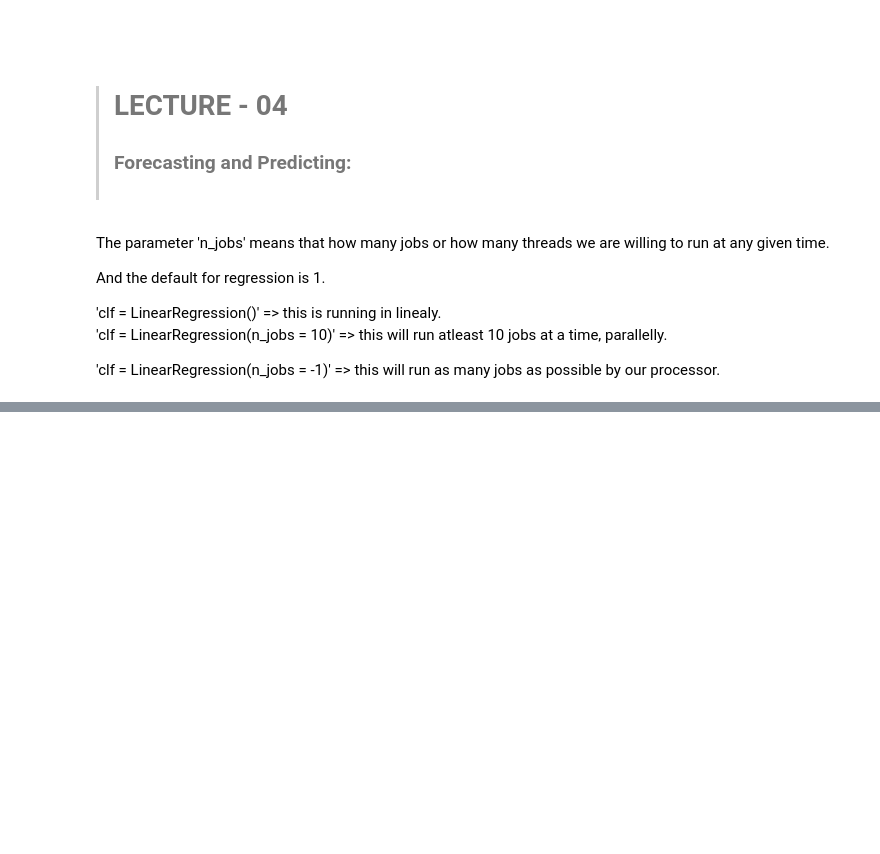
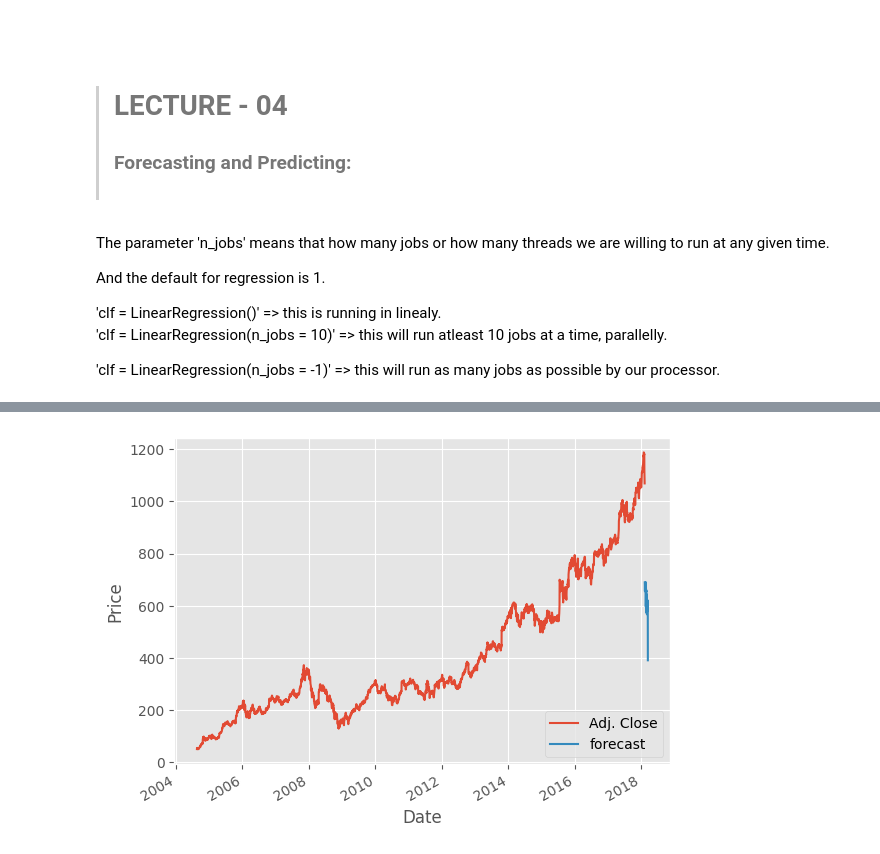
Before and after one commit to avinashyadav16/ALL-ABOUT-MACHINE-LEARNING, a Jupyter notebook: Models With Concepts/Chap_01_Regression.ipynb, the cells around one changed output, grey strips where cells are left out. Saved outputs shown, nothing was run; the diff lists cells and outputs as text; code cells hidden in the pictures; blank space fills up the shorter version.

```diff
--- a/Models With Concepts/Chap_01_Regression.ipynb
+++ b/Models With Concepts/Chap_01_Regression.ipynb
@@ -255,3 +264,14 @@ And the default for regression is 1.
 'clf = LinearRegression(n_jobs = 10)' => this will run atleast 10 jobs at a time, parallelly. <br>
 
 'clf = LinearRegression(n_jobs = -1)' => this will run as many jobs as possible by our processor.
+# %%
+# Now, we need to predict based on the X data that we got.
+# The way we can do this, once we have a classifier doing a prediction becomes really easy.
+
+# here in the 'predict()' we can pass a single value or an array of value to make a prediction per value in that array
+forecast_set = clf.predict(X_lately)
+
+
+# printing the forecast set of last approx 30 days that what 'X_lately' returns.
+print(f'forecast_set is: \n{forecast_set}\n\n Accuracy is: {accuracy}\n\n forecast_out is: {forecast_out}\n\n')
+# These are the next approx 30 to 35 days of unknown values for us.
@@ -257,0 +291,33 @@ And the default for regression is 1.
+# %%
+# This specifies that the entire column is just full of a Not a Number Data:
+df['forecast'] = np.nan
+# %%
+# Finding the last date and getting the name of that by hardcoding it:
+last_date = df.iloc[-1].name
+
+last_unix = last_date.timestamp()
+
+one_day = 86400
+
+# The next day
+next_unix = last_unix + one_day
+# %%
+# Now that we got the dates and next we need to populate the dataframe with new dates and forecast values.
+
+for i in forecast_set:
+    next_date = datetime.datetime.fromtimestamp(next_unix)
+    next_unix += one_day
+    df.loc[next_date] = [np.nan for _ in range(len(df.columns) - 1)] + [i]
+
+# Here we are iterating through the forecast set, taking each forecast day and
+# then setting those as the values in the dataframe.
+# Basically making a future features and not a number.
+# %%
+df['Adj. Close'].plot()
+df['forecast'].plot()
+plt.legend(loc=4)
+plt.xlabel('Date')
+plt.ylabel('Price')
+plt.show()
+# %% [output]
+[figure, added]
```
Also changed, not shown: parts of 9 cells of this notebook.
